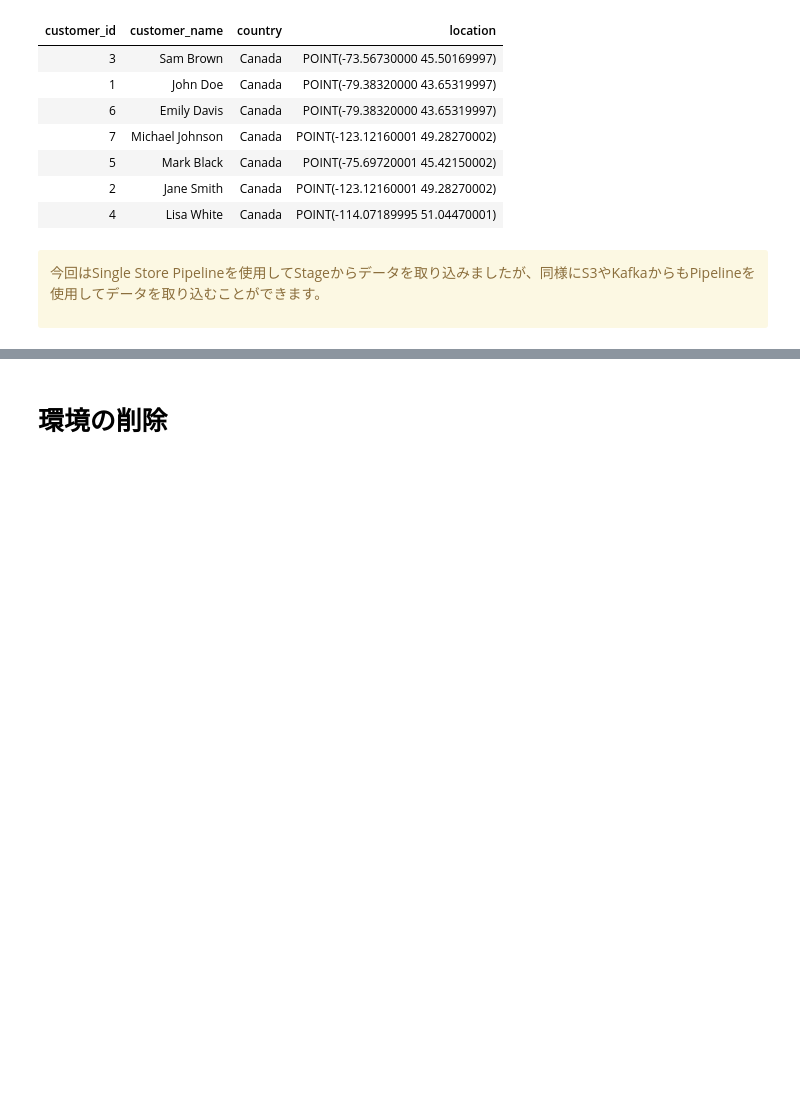
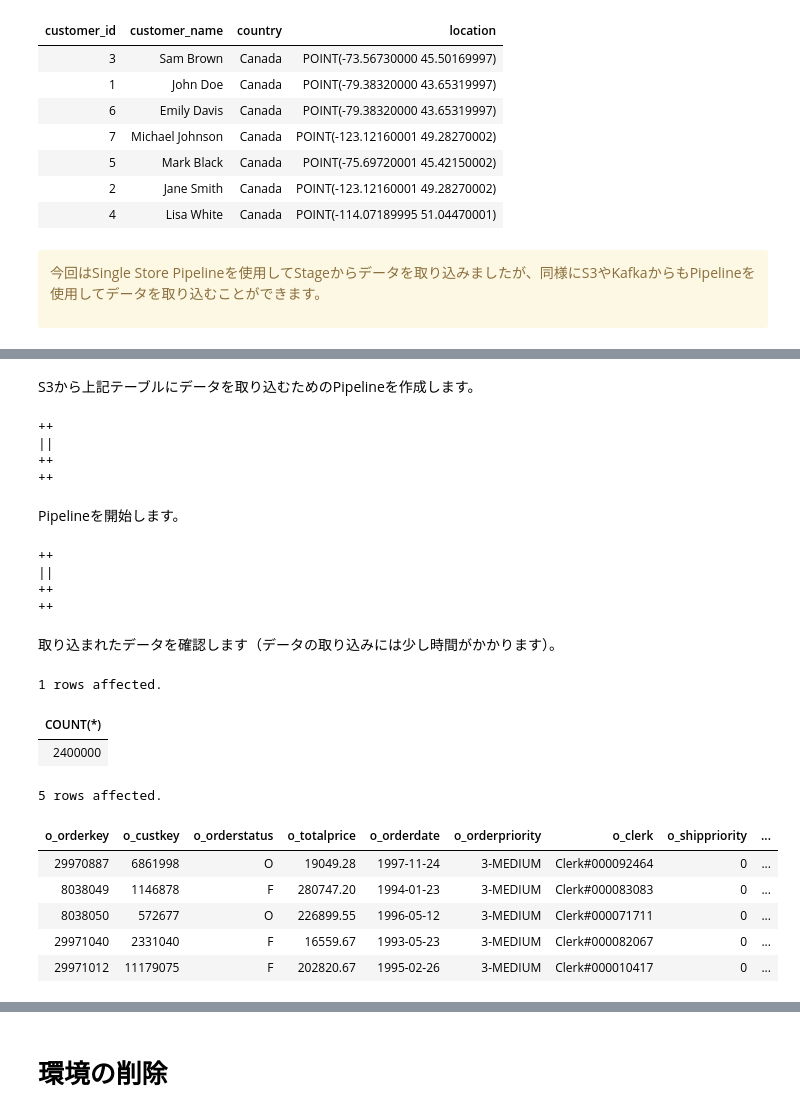
Before and after one commit to yt-s2/s2training, a Jupyter notebook: getting-started-with-singlestore-jp.ipynb, the cells around one changed output, grey strips where cells are left out. Saved outputs shown, nothing was run; the diff lists cells and outputs as text; code cells hidden in the pictures; blank space fills up the shorter version.

```diff
--- a/getting-started-with-singlestore-jp.ipynb
+++ b/getting-started-with-singlestore-jp.ipynb
@@ -1150,0 +1180,47 @@ LIMIT 100;
+# %% [markdown]
+S3から上記テーブルにデータを取り込むためのPipelineを作成します。
+# %%
+%%sql
+CREATE OR REPLACE PIPELINE tpch_100_orders
+    AS LOAD DATA S3 'memsql-tpch-dataset/sf_100/orders/'
+    config '{"region":"us-east-1"}'
+    SKIP DUPLICATE KEY ERRORS
+    INTO TABLE orders2
+    FIELDS TERMINATED BY '|'
+    LINES TERMINATED BY '|
+';
+# %% [output]
+++
+||
+++
+++
+# %% [markdown]
+Pipelineを開始します。
+# %%
+%%sql
+START PIPELINE tpch_100_orders;
+# %% [output]
+++
+||
+++
+++
+# %% [markdown]
+取り込まれたデータを確認します（データの取り込みには少し時間がかかります）。
+# %%
+%%sql
+SELECT COUNT(*) FROM orders2;
+# %% [output]
+1 rows affected.
+| COUNT(*) |
+| 2400000 |
+# %%
+%%sql
+SELECT * FROM orders2 LIMIT 5;
+# %% [output]
+5 rows affected.
+| o_orderkey | o_custkey | o_orderstatus | o_totalprice | o_orderdate | o_orderpriority | o_clerk | o_shippriority | ... |
+| 29970887 | 6861998 | O | 19049.28 | 1997-11-24 | 3-MEDIUM | Clerk#000092464 | 0 | ... |
+| 8038049 | 1146878 | F | 280747.20 | 1994-01-23 | 3-MEDIUM | Clerk#000083083 | 0 | ... |
+| 8038050 | 572677 | O | 226899.55 | 1996-05-12 | 3-MEDIUM | Clerk#000071711 | 0 | ... |
+| 29971040 | 2331040 | F | 16559.67 | 1993-05-23 | 3-MEDIUM | Clerk#000082067 | 0 | ... |
+| 29971012 | 11179075 | F | 202820.67 | 1995-02-26 | 3-MEDIUM | Clerk#000010417 | 0 | ... |
```
Also changed, not shown: parts of 21 cells of this notebook.
